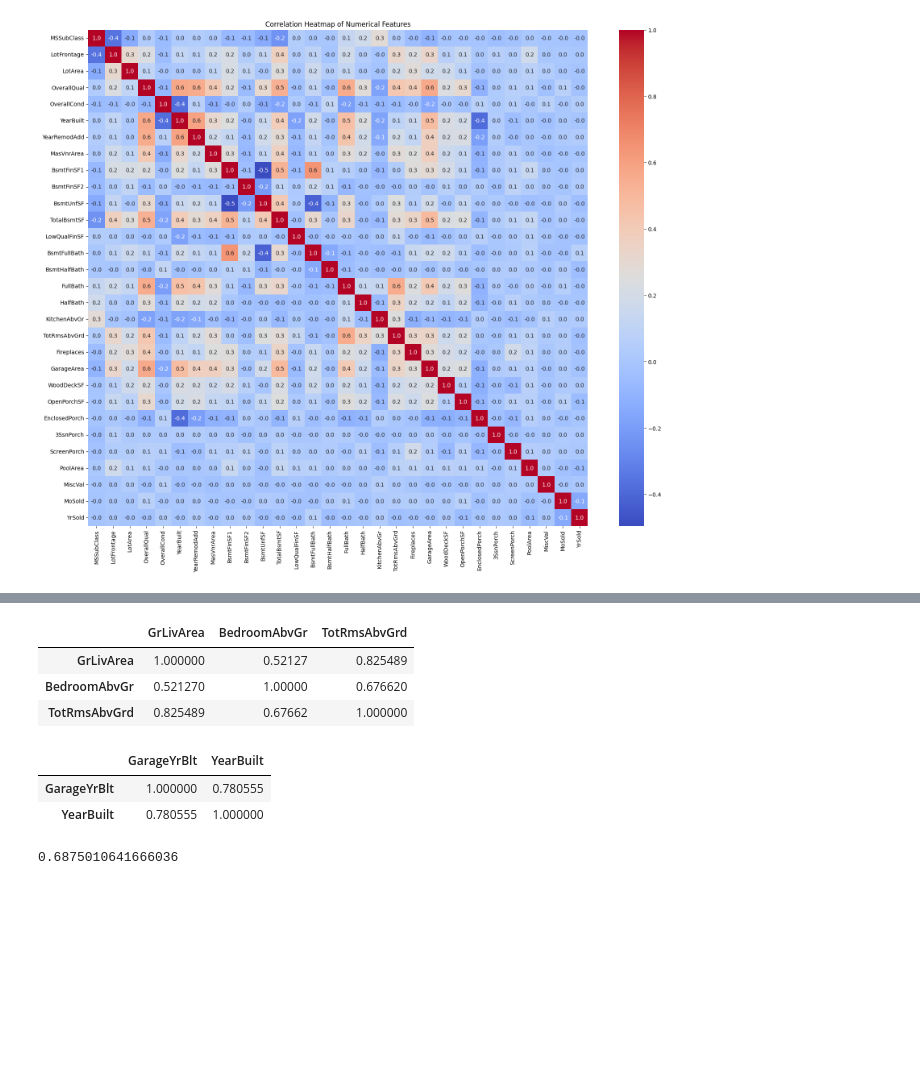
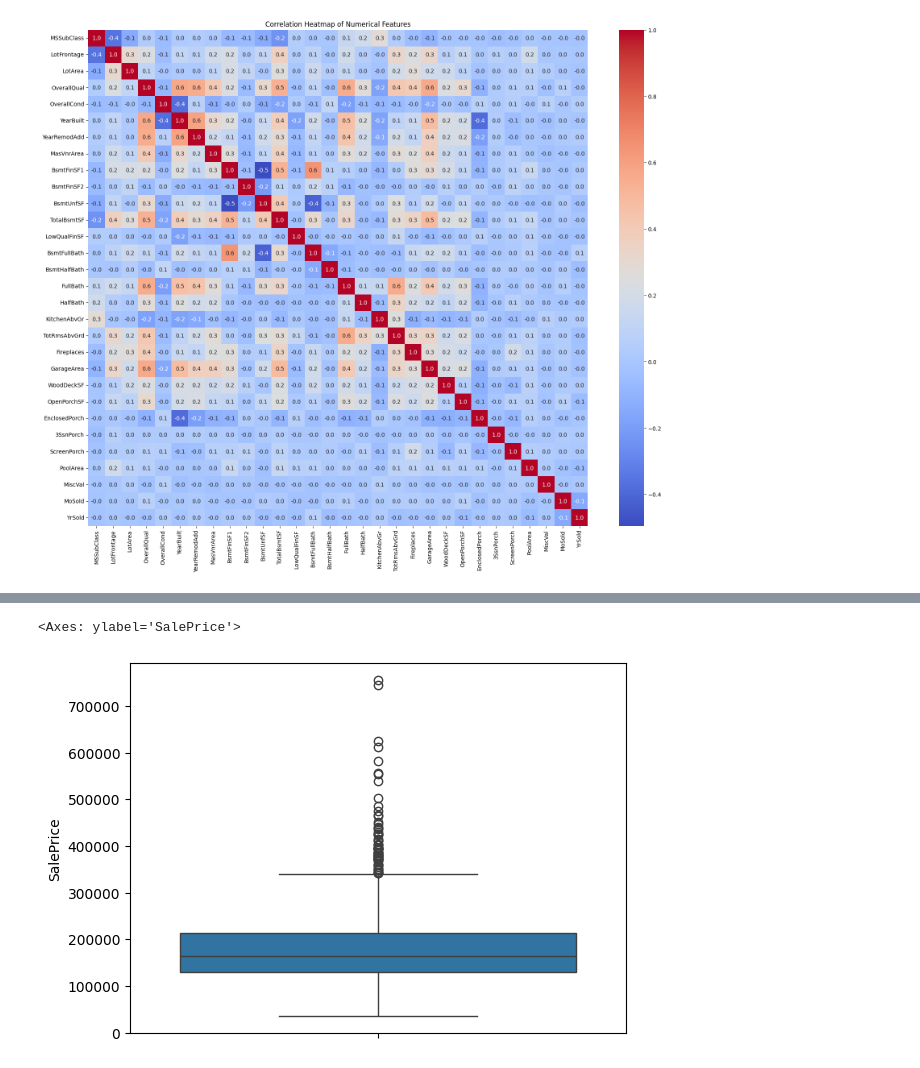
Before and after one commit to pabrokim/house-prices, a Jupyter notebook: house.ipynb, the cells around one changed output, grey strips where cells are left out. Saved outputs shown, nothing was run; the diff lists cells and outputs as text; code cells hidden in the pictures; blank space fills up the shorter version.

Commit message:
get target

```diff
--- a/house.ipynb
+++ b/house.ipynb
@@ -85,21 +84,3 @@ Index(['MSSubClass', 'LotFrontage', 'LotArea', 'OverallQual', 'OverallCond',
        'EnclosedPorch', '3SsnPorch', 'ScreenPorch', 'PoolArea', 'MiscVal',
        'MoSold', 'YrSold'],
       dtype='object')
-# %%
-df[['GrLivArea', 'BedroomAbvGr', 'TotRmsAbvGrd']].corr()
-# %% [output]
-|  | GrLivArea | BedroomAbvGr | TotRmsAbvGrd |
-| GrLivArea | 1.000000 | 0.52127 | 0.825489 |
-| BedroomAbvGr | 0.521270 | 1.00000 | 0.676620 |
-| TotRmsAbvGrd | 0.825489 | 0.67662 | 1.000000 |
-# %%
-df[['GarageYrBlt', 'YearBuilt']].corr()
-#YearBuilt
-# %% [output]
-|  | GarageYrBlt | YearBuilt |
-| GarageYrBlt | 1.000000 | 0.780555 |
-| YearBuilt | 0.780555 | 1.000000 |
-# %%
-df['GrLivArea'].corr(df['2ndFlrSF'])
-# %% [output]
-0.6875010641666036
@@ -108,0 +87,8 @@ TotRmsAbvGrd
+# %%
+#target
+sale = df['SalePrice']
+#sale.plot(kind='box')
+sns.boxplot(sale, orient='horizontal')
+# %% [output]
+<Axes: ylabel='SalePrice'>
+[figure, added]
```
Also changed, not shown: parts of 3 cells of this notebook.
